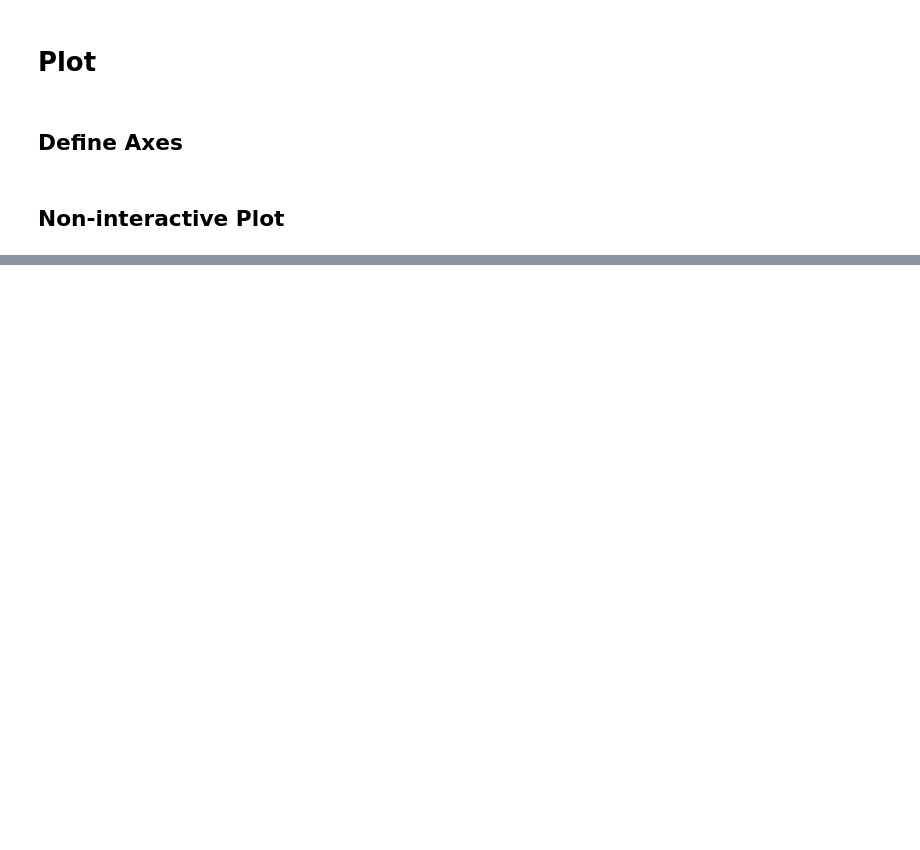
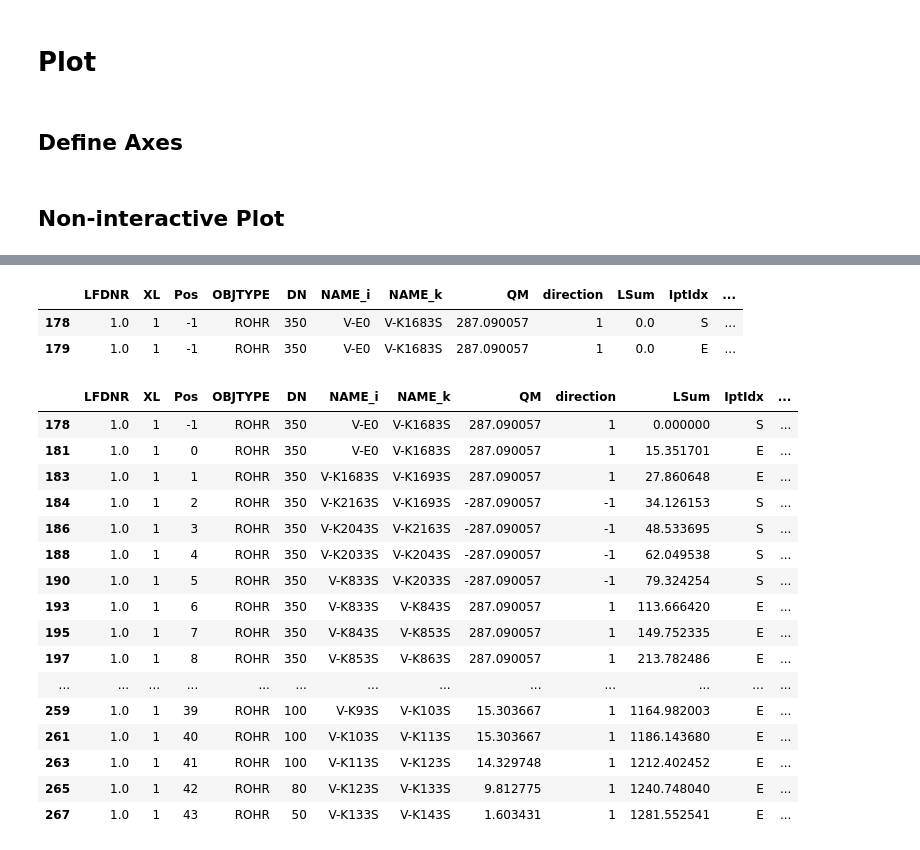
Before and after one commit to 3SConsult/PT3S, a Jupyter notebook: docs/Example3.ipynb, the cells around one changed output, grey strips where cells are left out. Saved outputs shown, nothing was run; the diff lists cells and outputs as text; code cells hidden in the pictures; blank space fills up the shorter version.

```diff
--- a/docs/Example3.ipynb
+++ b/docs/Example3.ipynb
@@ -260,0 +481,17 @@ plot()
+# %%
+dfAGSNVec['mlcPVEC']=dfAGSNVec[mlcPVEC]
+# %%
+QMVEC=('STAT',
+                      'QMVEC',
+                      t0rVec,
+                      t0rVec)
+# %%
+dfAGSNVec['QMVEC']=dfAGSNVec[QMVEC]
+# %%
+df=dfAGSNVec[colsAGSNBase+['IptIdx','nextNODE']
+          +['SVEC','ZVEC']
+             +['QMVEC','QM']
+          +['manPVEC','PH_n']
+        # +V3_ROHRVEC_BaseCols
+         +['mlcPVEC','mlc_n']
+         ]
@@ -260,0 +514,43 @@ plot()
+# %%
+df[df['Pos'].isin([-1])]
+# %% [output]
+|  | LFDNR | XL | Pos | OBJTYPE | DN | NAME_i | NAME_k | QM | direction | LSum | IptIdx | ... |
+| 178 | 1.0 | 1 | -1 | ROHR | 350 | V-E0 | V-K1683S | 287.090057 | 1 | 0.0 | S | ... |
+| 179 | 1.0 | 1 | -1 | ROHR | 350 | V-E0 | V-K1683S | 287.090057 | 1 | 0.0 | E | ... |
+# %%
+indToDelete=[]
+for index,row in df.iterrows():
+    pass
+    if row['Pos']==-1:
+        if row['direction']==1:
+            if row['IptIdx']=='E':
+                indToDelete.append(index)
+        elif row['direction']==-1:
+            if row['IptIdx']=='S':
+                indToDelete.append(index)
+    else:
+        if row['direction']==1:
+            if row['IptIdx']=='S':
+                indToDelete.append(index)
+        elif row['direction']==-1:
+            if row['IptIdx']=='E':
+                indToDelete.append(index)
+df.drop(indToDelete,axis=0)#.shape
+# %% [output]
+|  | LFDNR | XL | Pos | OBJTYPE | DN | NAME_i | NAME_k | QM | direction | LSum | IptIdx | ... |
+| 178 | 1.0 | 1 | -1 | ROHR | 350 | V-E0 | V-K1683S | 287.090057 | 1 | 0.000000 | S | ... |
+| 181 | 1.0 | 1 | 0 | ROHR | 350 | V-E0 | V-K1683S | 287.090057 | 1 | 15.351701 | E | ... |
+| 183 | 1.0 | 1 | 1 | ROHR | 350 | V-K1683S | V-K1693S | 287.090057 | 1 | 27.860648 | E | ... |
+| 184 | 1.0 | 1 | 2 | ROHR | 350 | V-K2163S | V-K1693S | -287.090057 | -1 | 34.126153 | S | ... |
+| 186 | 1.0 | 1 | 3 | ROHR | 350 | V-K2043S | V-K2163S | -287.090057 | -1 | 48.533695 | S | ... |
+| 188 | 1.0 | 1 | 4 | ROHR | 350 | V-K2033S | V-K2043S | -287.090057 | -1 | 62.049538 | S | ... |
+| 190 | 1.0 | 1 | 5 | ROHR | 350 | V-K833S | V-K2033S | -287.090057 | -1 | 79.324254 | S | ... |
+| 193 | 1.0 | 1 | 6 | ROHR | 350 | V-K833S | V-K843S | 287.090057 | 1 | 113.666420 | E | ... |
+| 195 | 1.0 | 1 | 7 | ROHR | 350 | V-K843S | V-K853S | 287.090057 | 1 | 149.752335 | E | ... |
+| 197 | 1.0 | 1 | 8 | ROHR | 350 | V-K853S | V-K863S | 287.090057 | 1 | 213.782486 | E | ... |
+| ... | ... | ... | ... | ... | ... | ... | ... | ... | ... | ... | ... | ... |
+| 259 | 1.0 | 1 | 39 | ROHR | 100 | V-K93S | V-K103S | 15.303667 | 1 | 1164.982003 | E | ... |
+| 261 | 1.0 | 1 | 40 | ROHR | 100 | V-K103S | V-K113S | 15.303667 | 1 | 1186.143680 | E | ... |
+| 263 | 1.0 | 1 | 41 | ROHR | 100 | V-K113S | V-K123S | 14.329748 | 1 | 1212.402452 | E | ... |
+| 265 | 1.0 | 1 | 42 | ROHR | 80 | V-K123S | V-K133S | 9.812775 | 1 | 1240.748040 | E | ... |
+| 267 | 1.0 | 1 | 43 | ROHR | 50 | V-K133S | V-K143S | 1.603431 | 1 | 1281.552541 | E | ... |
```
Also changed, not shown: parts of 34 cells of this notebook, 5 other files.
